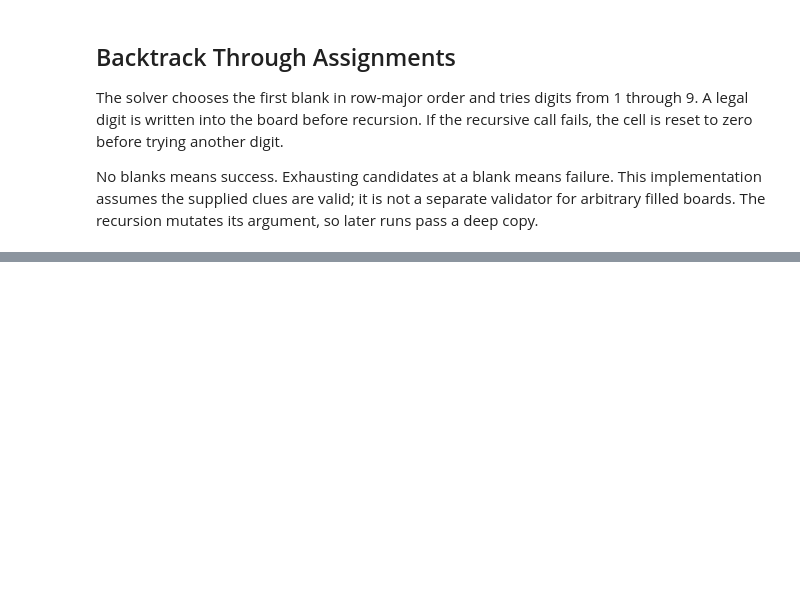
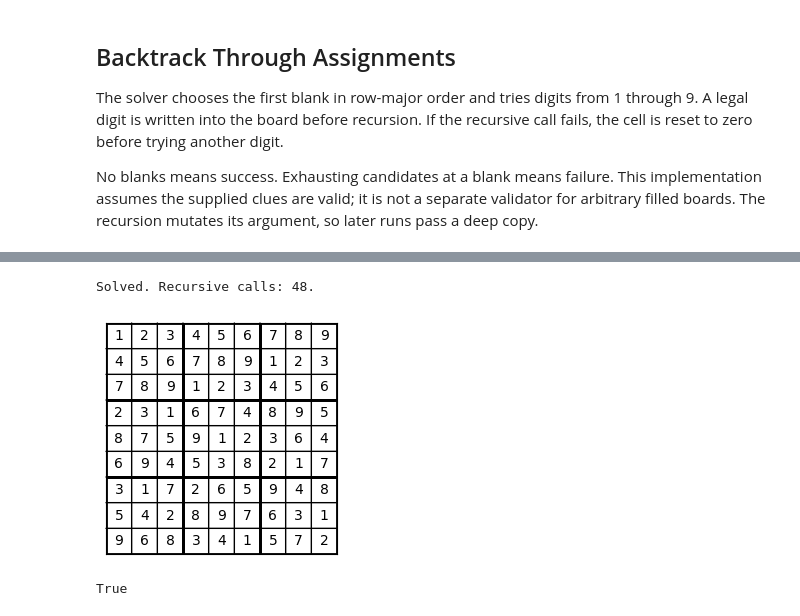
Before and after one commit to functionadvanced/CS_463G_663, a Jupyter notebook: docs/code_and_homework/downloads/sudoku.ipynb, the cells around one changed output, grey strips where cells are left out. Saved outputs shown, nothing was run; the diff lists cells and outputs as text; code cells hidden in the pictures; blank space fills up the shorter version.

```diff
--- a/docs/code_and_homework/downloads/sudoku.ipynb
+++ b/docs/code_and_homework/downloads/sudoku.ipynb
@@ -126,3 +139,11 @@ for i in range(9):
+# %%
+def peers(i, j):
+    row = {(i, k) for k in range(9)}
+    column = {(k, j) for k in range(9)}
+    box = {(r, c)
+           for r in range(i // 3 * 3, i // 3 * 3 + 3)
+           for c in range(j // 3 * 3, j // 3 * 3 + 3)}
+    return (row | column | box) - {(i, j)}
 # %% [markdown]
 ## Remove an Assigned Digit from Peers
 
@@ -159,28 +196,25 @@ The function copies the board and candidate dictionary, then ranks cells by doma
 # %%
+num_reduce = 0
+
 def solve_reduce(puzzle, possible_values):
     global num_reduce
     num_reduce += 1
     copy_possible_values = copy.deepcopy(possible_values)
     copy_puzzle = copy.deepcopy(puzzle)
-    # rank the cells by the number of possible values
-    cells = sorted(all_cells, key=lambda cell: len(copy_possible_values[cell]))
-    for cell in cells:
-        if len(copy_possible_values[cell]) == 1:
-            n = copy_possible_values[cell].pop()
-            copy_puzzle[cell[0]][cell[1]] = n
-            if not infer(copy_possible_values, cell[0], cell[1], n):
-                return False
-    if all(len(copy_possible_values[cell]) == 0 for cell in all_cells):
-        print("success with ", num_reduce, " steps")
+    if not propagate(copy_puzzle, copy_possible_values):
+        return False
+    unresolved = [cell for cell in all_cells
+                  if len(copy_possible_values[cell]) > 1]
+    if not unresolved:
+        print(f"Solved. Recursive calls: {num_reduce:,}.")
         draw_puzzle(copy_puzzle)
         return True
-    for cell in cells:
-        if len(copy_possible_values[cell]) > 1:
-            for n in copy_possible_values[cell]:
-                copy_puzzle[cell[0]][cell[1]] = n
-                if solve_reduce(copy_puzzle, copy_possible_values):
-                    return True
-            return False
+    cell = min(unresolved, key=lambda cell: len(copy_possible_values[cell]))
+    for n in sorted(copy_possible_values[cell]):
+        child_domains = copy.deepcopy(copy_possible_values)
+        child_domains[cell] = {n}
+        if solve_reduce(copy_puzzle, child_domains):
+            return True
     return False
 # %% [markdown]
 ## Run Plain Backtracking
@@ -203,0 +248,8 @@ True
+# %%
+empty_puzzle = [[0] * 9 for _ in range(9)]
+num_reduce = 0
+solve_reduce(empty_puzzle, make_domains(empty_puzzle))
+# %% [output]
+Solved. Recursive calls: 48.
+[figure, added]
+True
```
Also changed, not shown: parts of 22 cells of this notebook, 21 other files.
